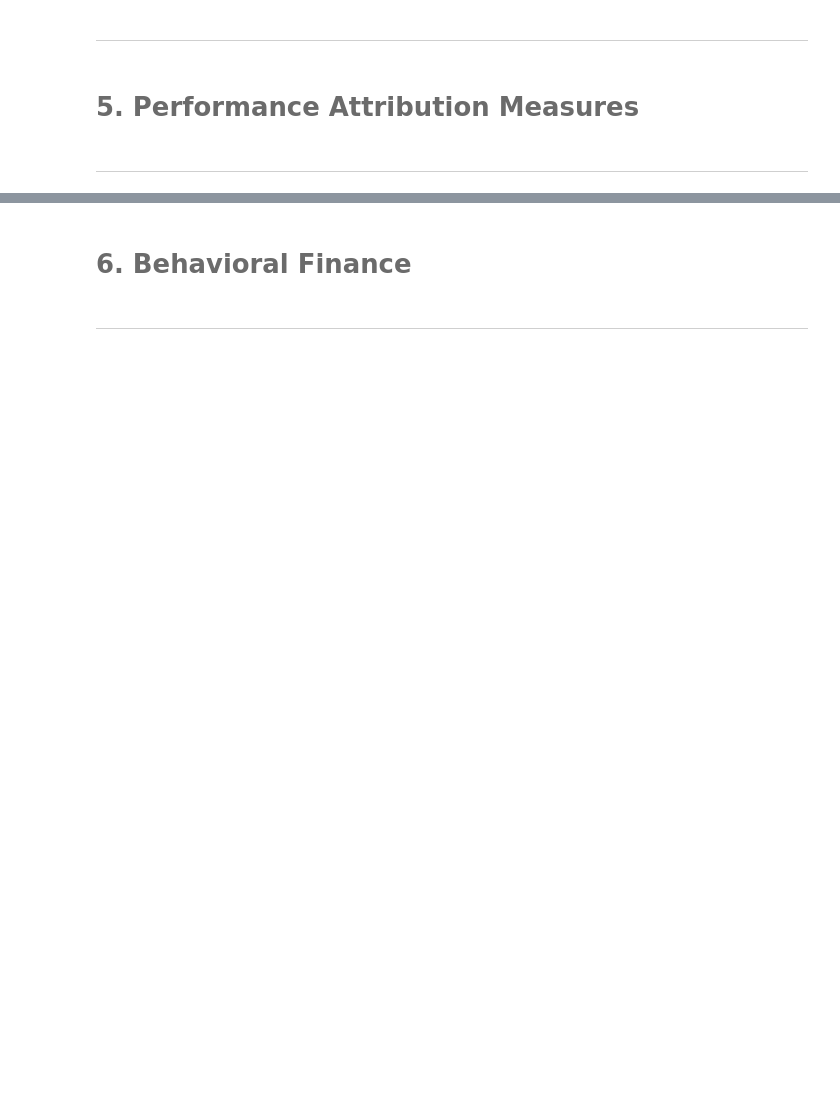
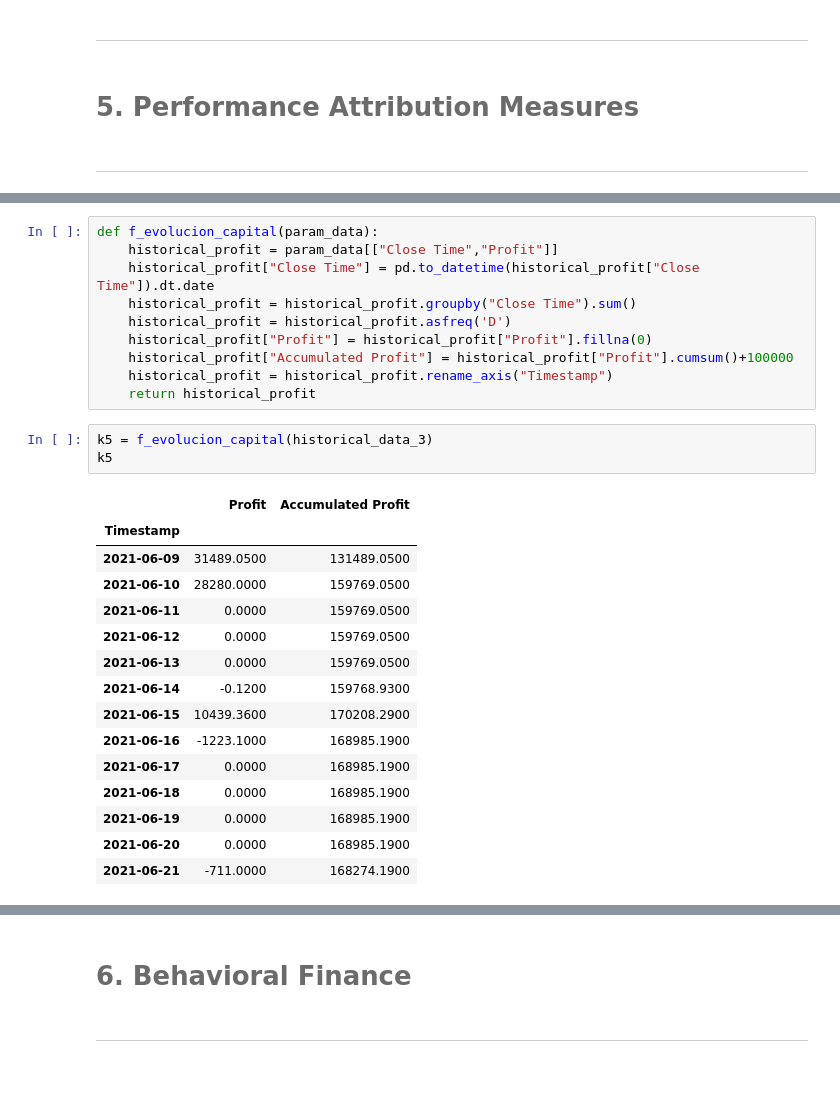
Before and after one commit to HKael/MYST-3, a Jupyter notebook: notebook.ipynb, the cells around one changed output, grey strips where cells are left out. Drawn from its saved outputs; the diff is of its cells as text; blank space fills up the shorter version.

```diff
--- a/notebook.ipynb
+++ b/notebook.ipynb
@@ -215,0 +222,29 @@ historical_data_4.get('df_2_ranking')
+# %%
+def f_evolucion_capital(param_data):
+    historical_profit = param_data[["Close Time","Profit"]]
+    historical_profit["Close Time"] = pd.to_datetime(historical_profit["Close Time"]).dt.date
+    historical_profit = historical_profit.groupby("Close Time").sum()
+    historical_profit = historical_profit.asfreq('D')
+    historical_profit["Profit"] = historical_profit["Profit"].fillna(0)
+    historical_profit["Accumulated Profit"] = historical_profit["Profit"].cumsum()+100000
+    historical_profit = historical_profit.rename_axis("Timestamp")
+    return historical_profit
+# %%
+k5 = f_evolucion_capital(historical_data_3)
+k5
+# %% [output]
+|  | Profit | Accumulated Profit |
+| Timestamp |  |  |
+| 2021-06-09 | 31489.0500 | 131489.0500 |
+| 2021-06-10 | 28280.0000 | 159769.0500 |
+| 2021-06-11 | 0.0000 | 159769.0500 |
+| 2021-06-12 | 0.0000 | 159769.0500 |
+| 2021-06-13 | 0.0000 | 159769.0500 |
+| 2021-06-14 | -0.1200 | 159768.9300 |
+| 2021-06-15 | 10439.3600 | 170208.2900 |
+| 2021-06-16 | -1223.1000 | 168985.1900 |
+| 2021-06-17 | 0.0000 | 168985.1900 |
+| 2021-06-18 | 0.0000 | 168985.1900 |
+| 2021-06-19 | 0.0000 | 168985.1900 |
+| 2021-06-20 | 0.0000 | 168985.1900 |
+| 2021-06-21 | -711.0000 | 168274.1900 |
```
Also changed, not shown: parts of 18 cells of this notebook, 2 other files.
